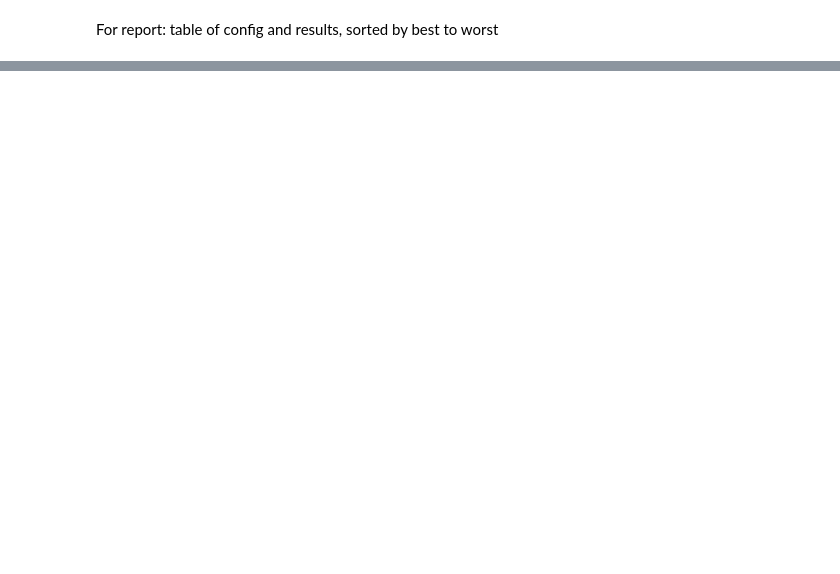
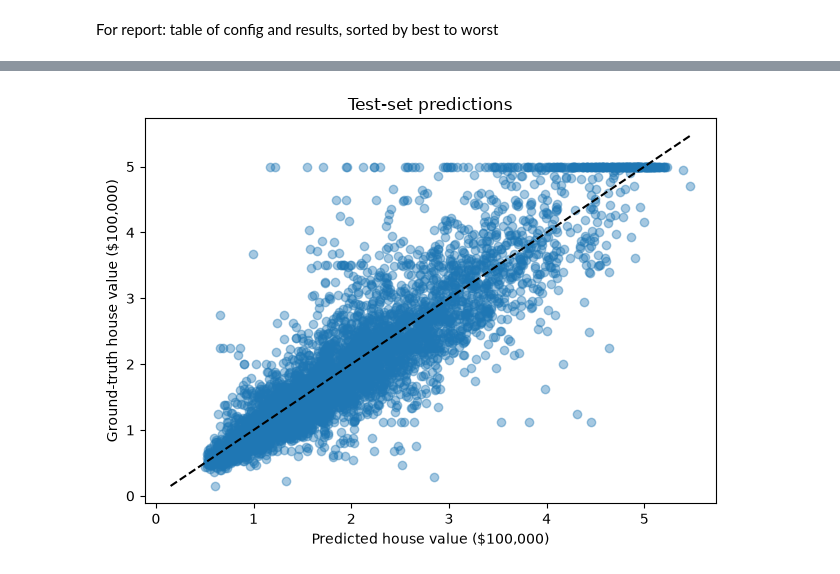
Before and after one commit to ZenzSeb/DLEx1, a Jupyter notebook: DLAIE_Assignment1_ZenzSebastian.ipynb, the cells around one changed output, grey strips where cells are left out. Cells and saved outputs as stored; diff of their text form; code cells hidden in the pictures; blank space fills up the shorter version.

```diff
--- a/DLAIE_Assignment1_ZenzSebastian.ipynb
+++ b/DLAIE_Assignment1_ZenzSebastian.ipynb
@@ -415,0 +447,24 @@ Model selection, best result (validation loss = 0.3063)
+# %%
+final_scaler = StandardScaler()
+X_train_scaled = final_scaler.fit_transform(X_train)
+X_test_scaled = final_scaler.transform(X_test)
+
+final_loader = make_loader(
+    X_train_scaled, y_train, best_config["batch_size"], shuffle=True
+)
+final_model = FeedForwardNetwork(best_config["hidden_units"]).to(DEVICE)
+final_model, final_history = train_model(
+    final_model,
+    final_loader,
+    None,
+    epochs=best_config["epochs"],
+    learning_rate=best_config["learning_rate"],
+    loss_fn=nn.MSELoss(),
+)
+print("Final regression model:")
+print(final_model)
+print(f"Final training loss: {final_history['train_loss'][-1]:.4f}")
+
+y_pred = predict(final_model, X_test_scaled).reshape(-1)
+test_mse = mean_squared_error(y_test, y_pred)
+print(f"Final test MSE: {test_mse:.4f}")
@@ -415,0 +489,12 @@ Model selection, best result (validation loss = 0.3063)
+# %%
+plt.scatter(y_pred, y_test, alpha=0.4)
+limits = [min(float(y_pred.min()), float(y_test.min())),
+          max(float(y_pred.max()), float(y_test.max()))]
+plt.plot(limits, limits, "--", color="black")
+plt.xlabel("Predicted house value ($100,000)")
+plt.ylabel("Ground-truth house value ($100,000)")
+plt.title("Test-set predictions")
+plt.tight_layout()
+plt.show()
+# %% [output]
+[figure, added]
```
Also changed, not shown: parts of 12 cells of this notebook, 1 other file.
